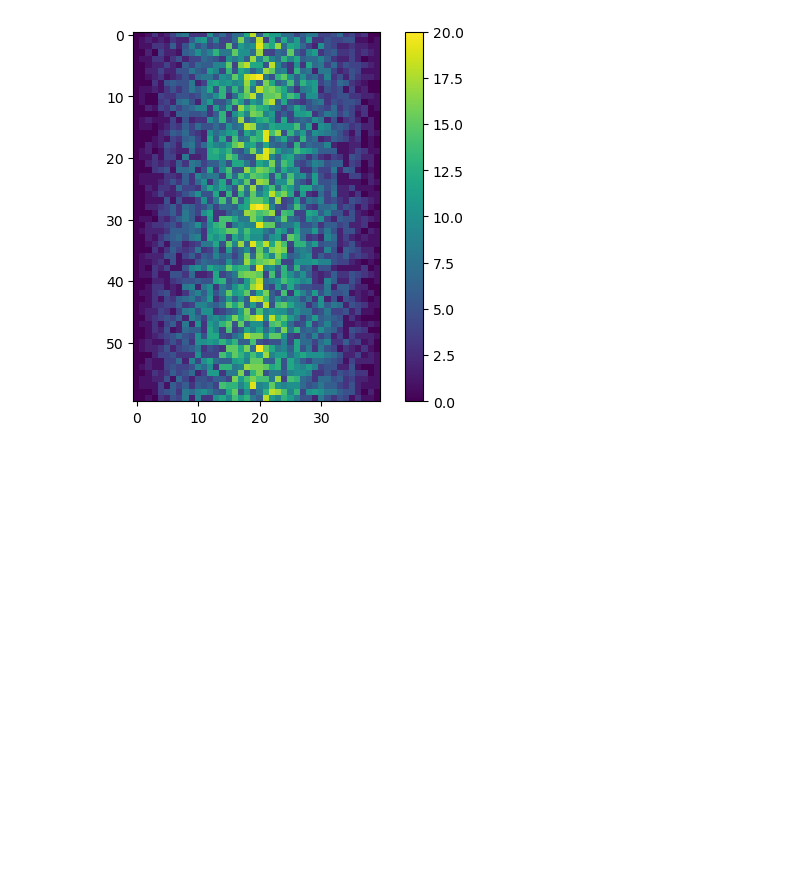
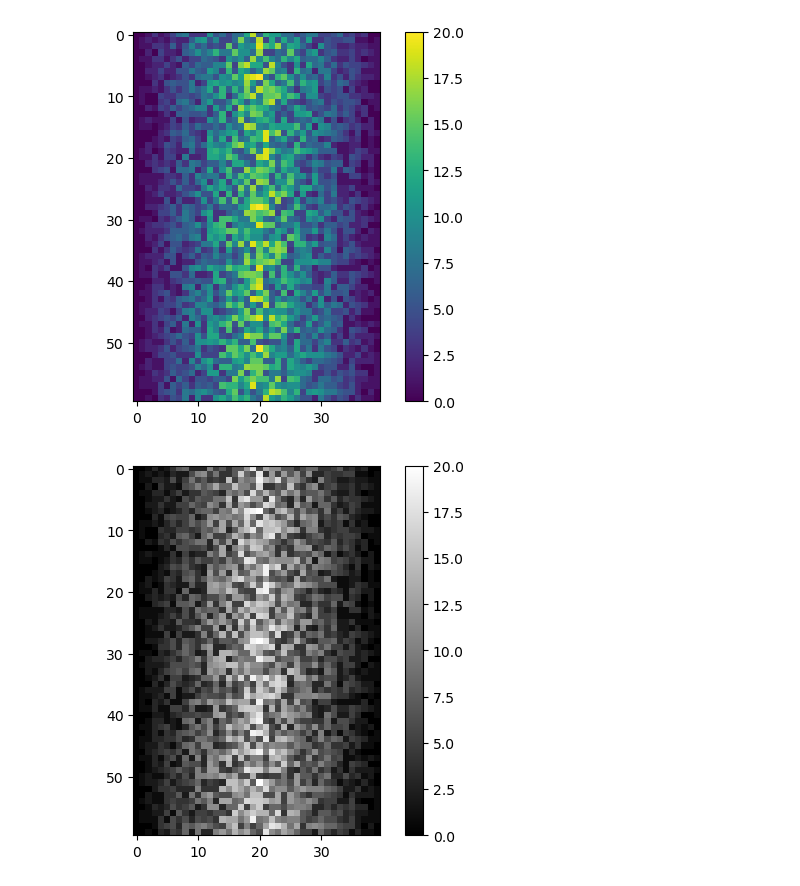
Before and after one commit to HeatherAn/swc-python-delft-feb2023, a Jupyter notebook: swc_python_day1.ipynb, the cells around one changed output. Cells and saved outputs as stored; diff of their text form; code cells hidden in the pictures; blank space fills up the shorter version.

```diff
--- a/swc_python_day1.ipynb
+++ b/swc_python_day1.ipynb
@@ -295,4 +295,8 @@ plt.show()
 # %% [output]
 [figure]
 # %%
-plt.imshow(data, cmap= )
+plt.imshow(data, cmap='gray')
+plt.colorbar()
+plt.show()
+# %% [output]
+[figure, added]
```
